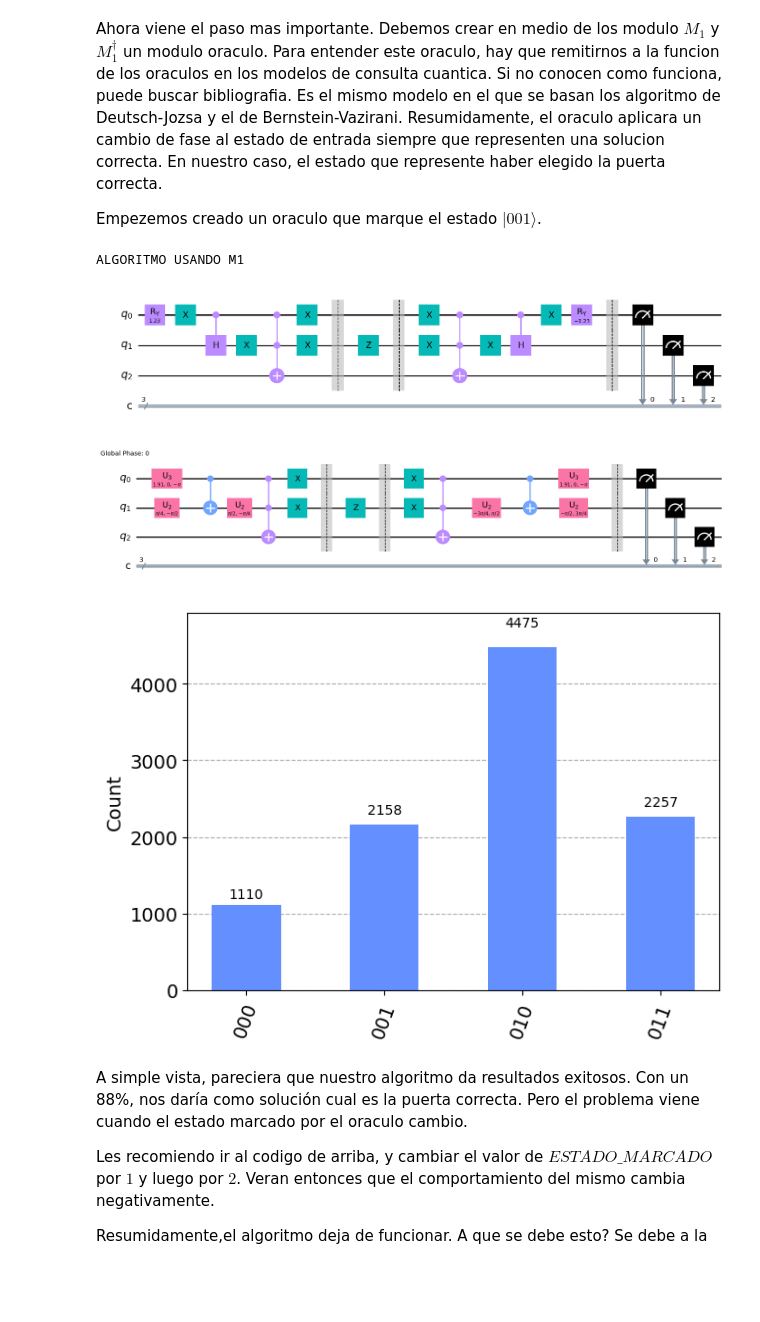
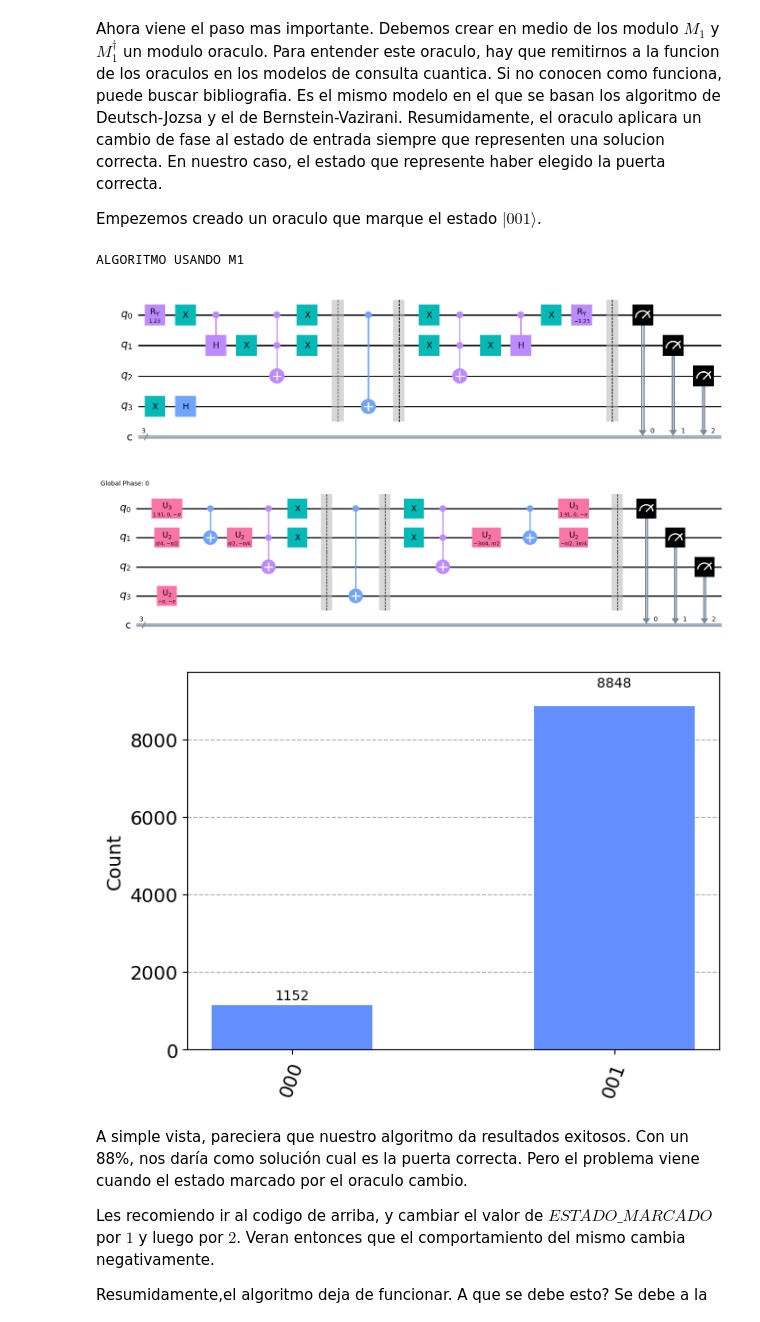
Before and after one commit to AdrianoLusso/QiskitFallFest2023Hackaton_MontyHallProblemSimulationAndResolutionUsingQuantumComputing, a Jupyter notebook: Aumentando las probabilidades en el problema de Monty Hall con computación Cuántica.ipynb, the cells around one changed output. Cells and saved outputs as stored; diff of their text form; code cells hidden in the pictures; blank space fills up the shorter version.

```diff
--- a/Aumentando las probabilidades en el problema de Monty Hall con computación Cuántica.ipynb
+++ b/Aumentando las probabilidades en el problema de Monty Hall con computación Cuántica.ipynb
@@ -144,9 +183,11 @@ Empezemos creado un oraculo que marque el estado $|001 \rangle$.
 # %%
 print('ALGORITMO USANDO M1')
 #0 = 001; 1 = 010; 2=100
-ESTADO_MARCADO = 1
+ESTADO_MARCADO = 0
 
-qc = QuantumCircuit(3,3)
+qc = QuantumCircuit(4,3)
+qc.x(3)
+qc.h(3)
 
 #M1
 rot = 2* np.arcsin(1/np.sqrt(3))
@@ -163,38 +204,38 @@ qc.x(0)
 
 #ORACULO
 qc.barrier()
-qc.z(ESTADO_MARCADO)
+qc.cx(ESTADO_MARCADO,3)
 qc.barrier()
 
 #M2
 qc.x(0)
 
 qc.x(1)
 qc.ccx(0, 1, 2)
 qc.x(1)
 
 qc.ch(0, 1)
 qc.x(0)
 qc.ry(-rot,0)
 
 
 qc.barrier()
 
 qc.measure(range(3),range(3))
 display(qc.draw('mpl'))
 
 localSimulator = Aer.get_backend('qasm_simulator')
 qc = transpile(qc,localSimulator,optimization_level=3)
 display(qc.draw('mpl'))
 
 result = execute(qc,localSimulator, shots=10000).result()
 counts = result.get_counts(qc)
 plot_histogram(counts)
 # %% [output]
 ALGORITMO USANDO M1
-[figure, old version]
+[figure, new version]
-[figure, old version]
+[figure, new version]
-[figure, old version]
+[figure, new version]
 # %% [markdown]
 A simple vista, pareciera que nuestro algoritmo da resultados exitosos. Con un 88%, nos daría como solución cual es la puerta correcta. Pero el problema viene cuando el estado marcado por el oraculo cambio.
 
```
Also changed, not shown: parts of 26 cells of this notebook.
